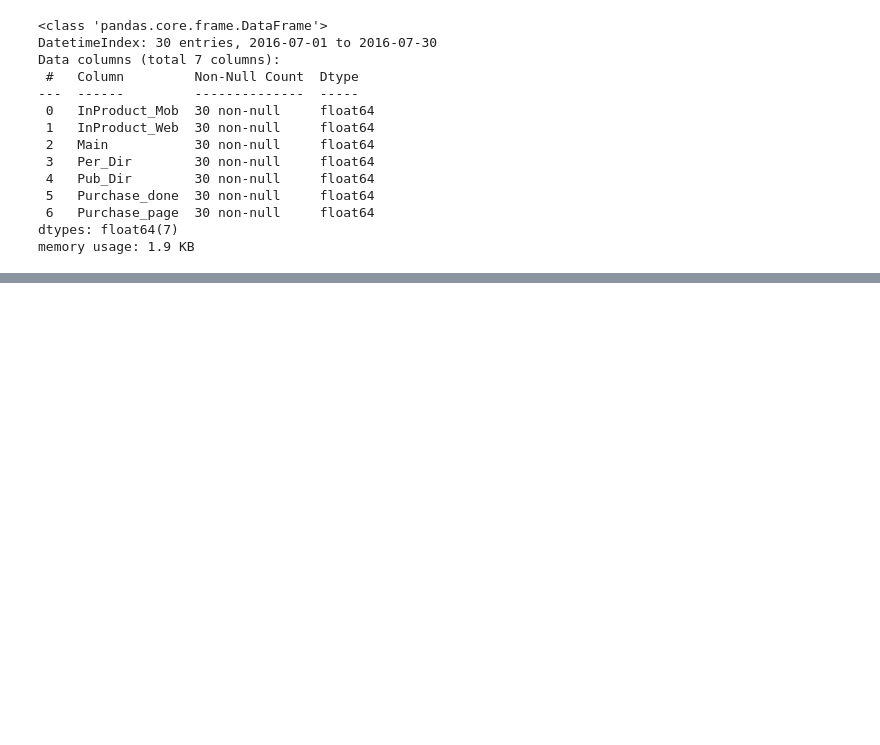
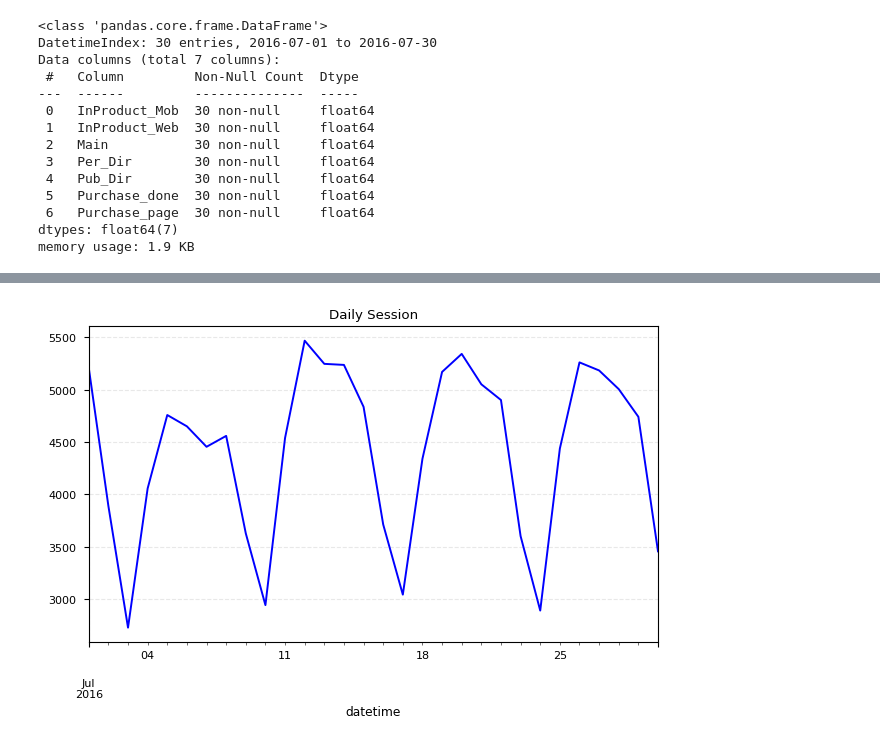
Before and after one commit to yulmu99/Analysis_practice, a Jupyter notebook: analysis practice/로그 데이터 분석/Training/Funnel_analysis.ipynb, the cells around one changed output, grey strips where cells are left out. Saved outputs shown, nothing was run; the diff lists cells and outputs as text; code cells hidden in the pictures; blank space fills up the shorter version.

```diff
--- a/analysis practice/로그 데이터 분석/Training/Funnel_analysis.ipynb
+++ b/analysis practice/로그 데이터 분석/Training/Funnel_analysis.ipynb
@@ -310,0 +490,8 @@ df_ms.head(10)
+# %%
+# 일별 사용자 수-> activness index
+df.groupby('datetime')['sessionid'].nunique().plot(c='b') #일별 사용자 수
+plt.title("Daily Session")
+plt.grid(color='lightgrey', alpha=0.5, linestyle='--')
+plt.tight_layout()
+# %% [output]
+[figure, added]
```
Also changed, not shown: parts of 98 cells of this notebook.
